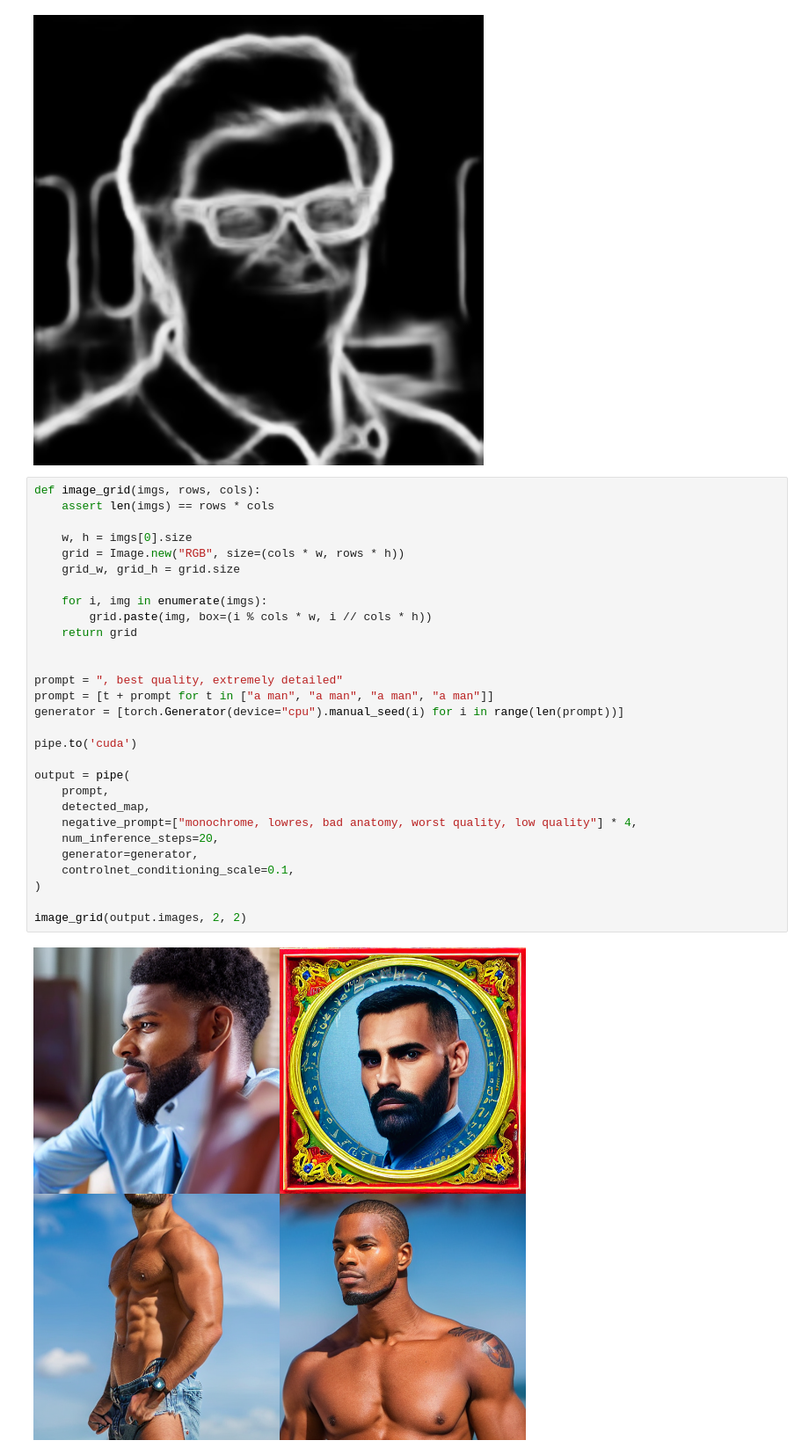
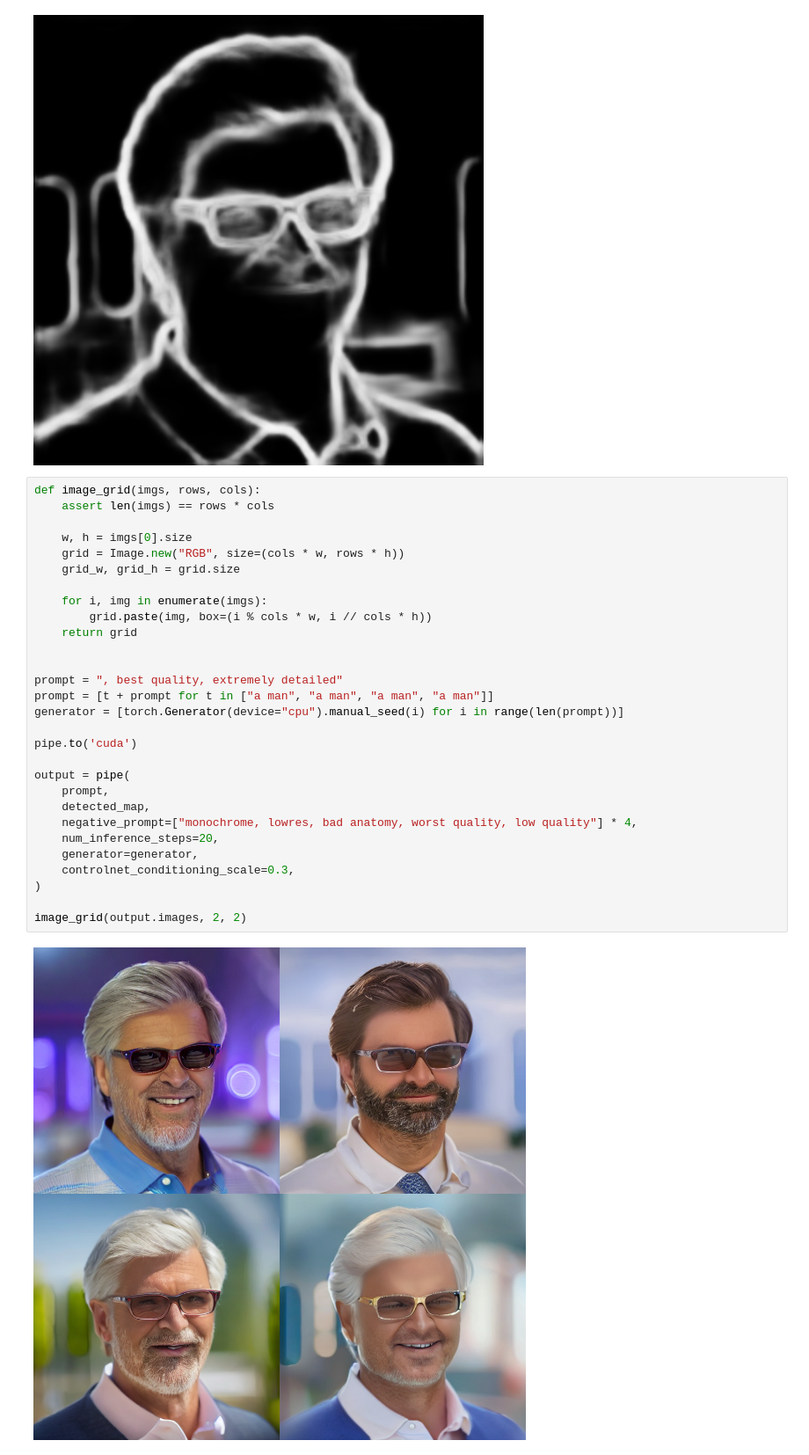
Before and after one commit to StevenShaw1999/custom-diffusion, a Jupyter notebook: controlnet.ipynb, the cells around one changed output. Shown at 88% size. Cells and saved outputs as stored; diff of their text form.

```diff
--- a/controlnet.ipynb
+++ b/controlnet.ipynb
@@ -67,31 +67,31 @@ detected_map
 # %%
 def image_grid(imgs, rows, cols):
     assert len(imgs) == rows * cols
 
     w, h = imgs[0].size
     grid = Image.new("RGB", size=(cols * w, rows * h))
     grid_w, grid_h = grid.size
 
     for i, img in enumerate(imgs):
         grid.paste(img, box=(i % cols * w, i // cols * h))
     return grid
 
 
 prompt = ", best quality, extremely detailed"
 prompt = [t + prompt for t in ["a man", "a man", "a man", "a man"]]
 generator = [torch.Generator(device="cpu").manual_seed(i) for i in range(len(prompt))]
 
 pipe.to('cuda')
 
 output = pipe(
     prompt,
     detected_map,
     negative_prompt=["monochrome, lowres, bad anatomy, worst quality, low quality"] * 4,
     num_inference_steps=20,
     generator=generator,
-    controlnet_conditioning_scale=0.1,
+    controlnet_conditioning_scale=0.3,
 )
 
 image_grid(output.images, 2, 2)
 # %% [output]
-[figure, old version]
+[figure, new version]
```
Also changed, not shown: 3 other files.
